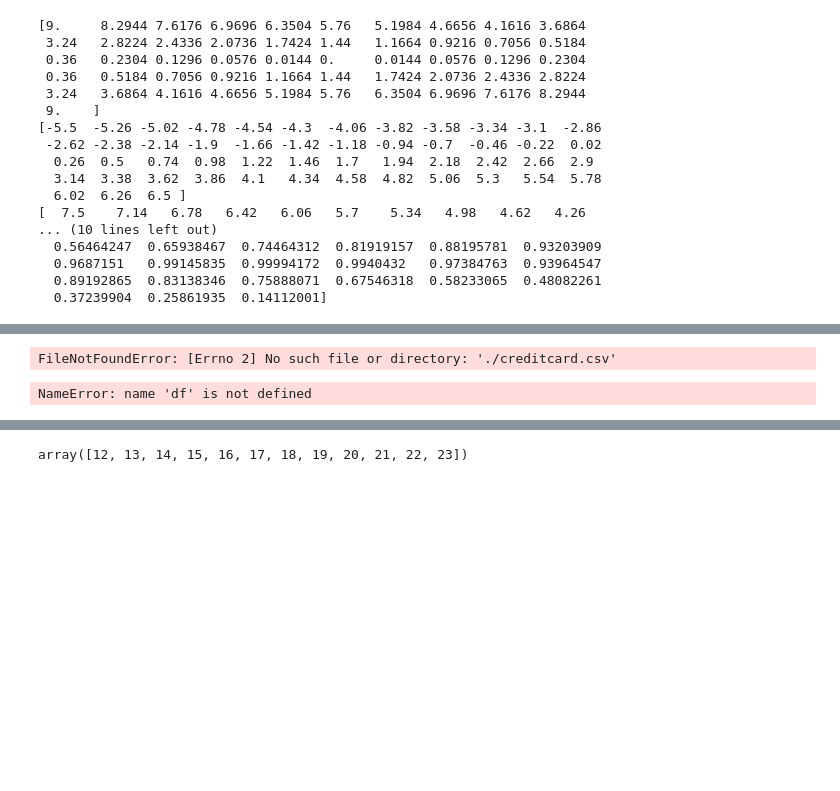
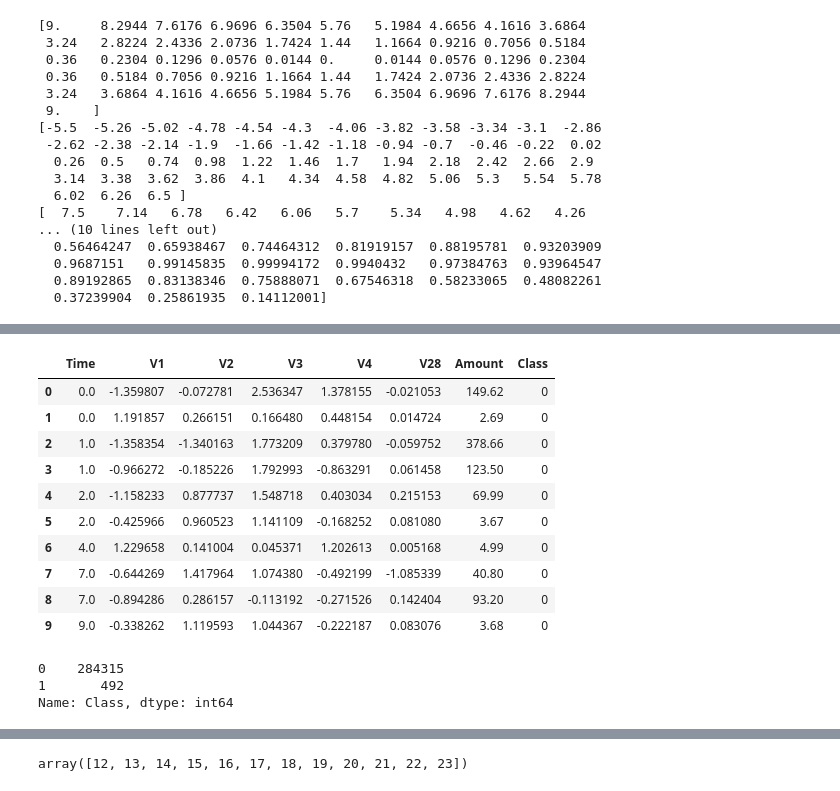
Before and after one commit to dakinas/DS_Basics, a Jupyter notebook: Lesson 2.ipynb, the cells around one changed output, grey strips where cells are left out. Drawn from its saved outputs; the diff is of its cells as text; code cells hidden in the pictures; blank space fills up the shorter version.

```diff
--- a/Lesson 2.ipynb
+++ b/Lesson 2.ipynb
@@ -122,15 +122,27 @@ plt.style.use('fivethirtyeight')
 import pandas as pd
 plt.style.use('fivethirtyeight')
 # %%
-df = pd.read_csv('./creditcard.csv')
+df = pd.read_csv('creditcard.csv')
 df.iloc[:10, [0, 1, 2, 3, 4, 28, 29, 30]]
 # %% [output]
-FileNotFoundError: [Errno 2] No such file or directory: './creditcard.csv'
+|  | Time | V1 | V2 | V3 | V4 | V28 | Amount | Class |
+| 0 | 0.0 | -1.359807 | -0.072781 | 2.536347 | 1.378155 | -0.021053 | 149.62 | 0 |
+| 1 | 0.0 | 1.191857 | 0.266151 | 0.166480 | 0.448154 | 0.014724 | 2.69 | 0 |
+| 2 | 1.0 | -1.358354 | -1.340163 | 1.773209 | 0.379780 | -0.059752 | 378.66 | 0 |
+| 3 | 1.0 | -0.966272 | -0.185226 | 1.792993 | -0.863291 | 0.061458 | 123.50 | 0 |
+| 4 | 2.0 | -1.158233 | 0.877737 | 1.548718 | 0.403034 | 0.215153 | 69.99 | 0 |
+| 5 | 2.0 | -0.425966 | 0.960523 | 1.141109 | -0.168252 | 0.081080 | 3.67 | 0 |
+| 6 | 4.0 | 1.229658 | 0.141004 | 0.045371 | 1.202613 | 0.005168 | 4.99 | 0 |
+| 7 | 7.0 | -0.644269 | 1.417964 | 1.074380 | -0.492199 | -1.085339 | 40.80 | 0 |
+| 8 | 7.0 | -0.894286 | 0.286157 | -0.113192 | -0.271526 | 0.142404 | 93.20 | 0 |
+| 9 | 9.0 | -0.338262 | 1.119593 | 1.044367 | -0.222187 | 0.083076 | 3.68 | 0 |
 # %%
 class_count = df['Class'].value_counts()
 class_count
 # %% [output]
-NameError: name 'df' is not defined
+0    284315
+1       492
+Name: Class, dtype: int64
 # %%
 class_count.plot(kind='bar', logy=True)
 plt.show()
```
Also changed, not shown: parts of 13 cells of this notebook.
